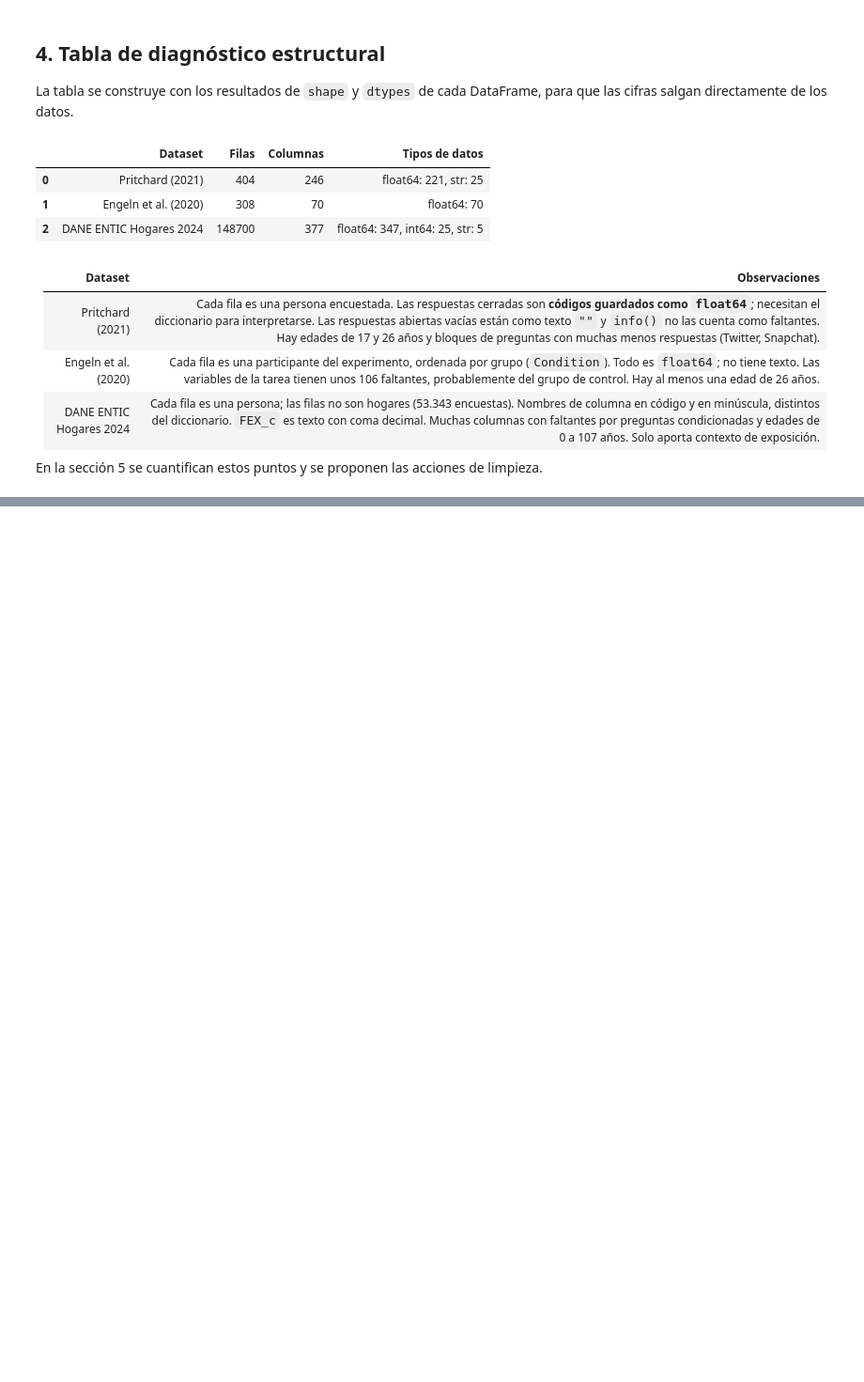
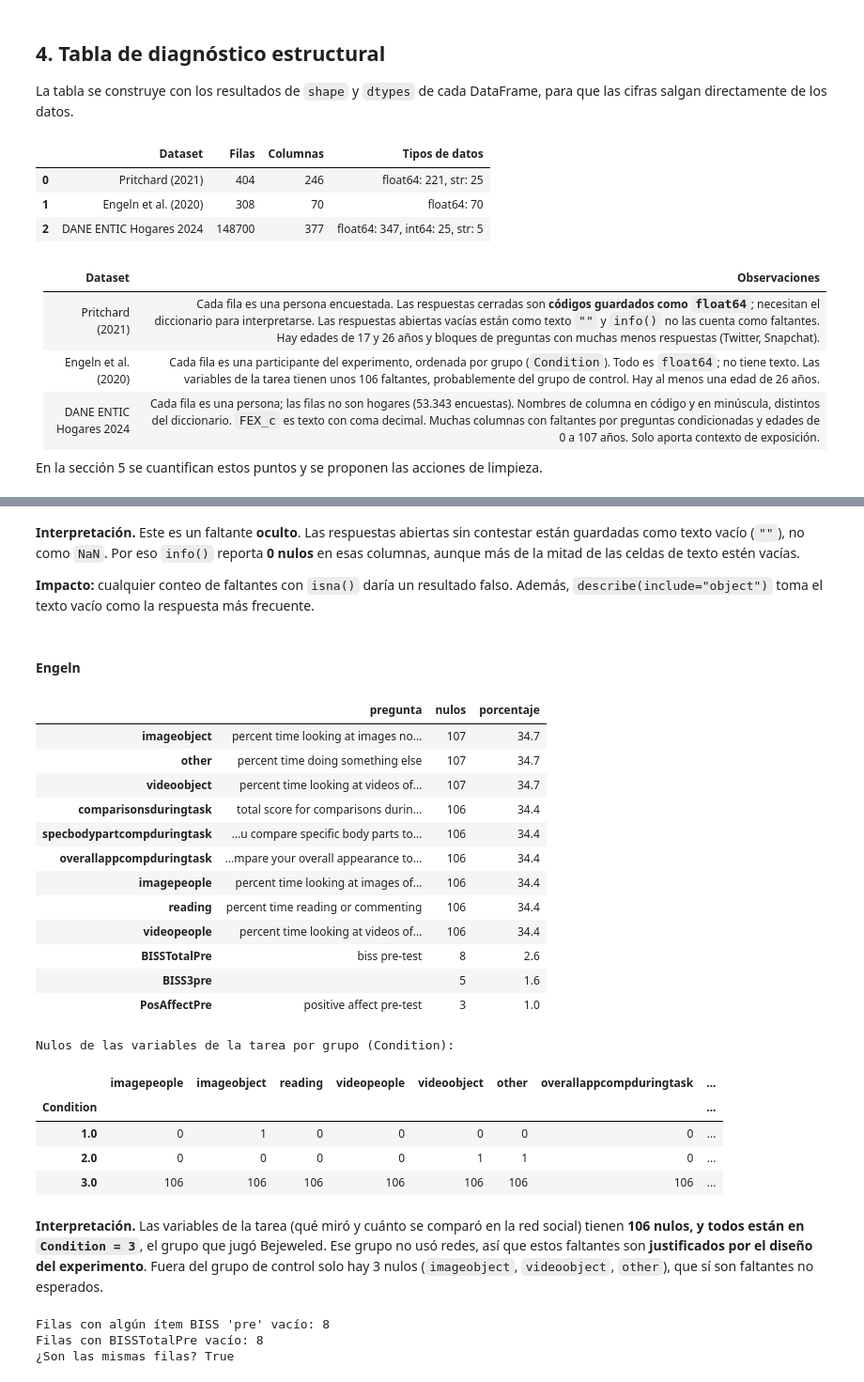
Before and after one commit to MMBEGAMBRE/percepcion-belleza-redes, a Jupyter notebook: notebooks/diagnostico_calidad.ipynb, the cells around one changed output, grey strips where cells are left out. Shown at 94% size. Drawn from its saved outputs; the diff is of its cells as text; code cells hidden in the pictures; blank space fills up the shorter version.

```diff
--- a/notebooks/diagnostico_calidad.ipynb
+++ b/notebooks/diagnostico_calidad.ipynb
@@ -654,0 +668,33 @@ En la sección 5 se cuantifican estos puntos y se proponen las acciones de limpi
+# %%
+def rango_edad(edad):
+    """Versión de 00_entorno.ipynb que además separa los valores vacíos."""
+    if pd.isna(edad):
+        return "sin dato"
+    if edad < 18 or edad > 25:
+        return "fuera de rango"
+    elif edad <= 20:
+        return "18-20"
+    elif edad <= 23:
+        return "21-23"
+    else:
+        return "24-25"
+
+
+def pregunta(meta, variable, largo=70):
+    """Texto de la pregunta (los últimos caracteres si es muy largo)."""
+    texto = meta.column_names_to_labels.get(variable) or ""
+    return texto if len(texto) <= largo else "…" + texto[-largo:]
+
+
+def resumen_nulos(df, meta=None):
+    """Columnas con nulos, ordenadas de más a menos."""
+    nulos = df.isna().sum()
+    tabla = pd.DataFrame({"nulos": nulos, "porcentaje": (nulos / len(df) * 100).round(1)})
+    if meta is not None:
+        tabla.insert(0, "pregunta", [pregunta(meta, c) for c in tabla.index])
+    return tabla[tabla["nulos"] > 0].sort_values("nulos", ascending=False)
+
+
+def respuestas_por_filtro(df, filtro, pregunta_condicionada):
+    """Cuántas filas respondieron una pregunta según la respuesta a la pregunta filtro (-1 = filtro vacío)."""
+    return df.groupby(df[filtro].fillna(-1))[pregunta_condicionada].agg(filas="size", respondieron="count")
@@ -654,0 +799,46 @@ En la sección 5 se cuantifican estos puntos y se proponen las acciones de limpi
+# %% [markdown]
+**Interpretación.** Este es un faltante **oculto**. Las respuestas abiertas sin contestar están guardadas como texto vacío (`""`), no como `NaN`. Por eso `info()` reporta **0 nulos** en esas columnas, aunque más de la mitad de las celdas de texto estén vacías.
+
+**Impacto:** cualquier conteo de faltantes con `isna()` daría un resultado falso. Además, `describe(include="object")` toma el texto vacío como la respuesta más frecuente.
+# %% [markdown]
+#### Engeln
+# %%
+VARIABLES_TAREA = ["imagepeople", "imageobject", "reading", "videopeople", "videoobject", "other",
+                   "overallappcompduringtask", "specbodypartcompduringtask", "comparisonsduringtask"]
+
+display(resumen_nulos(df_engeln, meta_engeln).head(12))
+print("Nulos de las variables de la tarea por grupo (Condition):")
+df_engeln.groupby("Condition")[VARIABLES_TAREA].apply(lambda d: d.isna().sum())
+# %% [output]
+|  | pregunta | nulos | porcentaje |
+| imageobject | percent time looking at images no... | 107 | 34.7 |
+| other | percent time doing something else | 107 | 34.7 |
+| videoobject | percent time looking at videos of... | 107 | 34.7 |
+| comparisonsduringtask | total score for comparisons durin... | 106 | 34.4 |
+| specbodypartcompduringtask | …u compare specific body parts to... | 106 | 34.4 |
+| overallappcompduringtask | …mpare your overall appearance to... | 106 | 34.4 |
+| imagepeople | percent time looking at images of... | 106 | 34.4 |
+| reading | percent time reading or commenting | 106 | 34.4 |
+| videopeople | percent time looking at videos of... | 106 | 34.4 |
+| BISSTotalPre | biss pre-test | 8 | 2.6 |
+| BISS3pre |  | 5 | 1.6 |
+| PosAffectPre | positive affect pre-test | 3 | 1.0 |
+Nulos de las variables de la tarea por grupo (Condition):
+|  | imagepeople | imageobject | reading | videopeople | videoobject | other | overallappcompduringtask | ... |
+| Condition |  |  |  |  |  |  |  | ... |
+| 1.0 | 0 | 1 | 0 | 0 | 0 | 0 | 0 | ... |
+| 2.0 | 0 | 0 | 0 | 0 | 1 | 1 | 0 | ... |
+| 3.0 | 106 | 106 | 106 | 106 | 106 | 106 | 106 | ... |
+# %% [markdown]
+**Interpretación.** Las variables de la tarea (qué miró y cuánto se comparó en la red social) tienen **106 nulos, y todos están en `Condition = 3`**, el grupo que jugó Bejeweled. Ese grupo no usó redes, así que estos faltantes son **justificados por el diseño del experimento**. Fuera del grupo de control solo hay 3 nulos (`imageobject`, `videoobject`, `other`), que sí son faltantes no esperados.
+# %%
+items_biss_pre = [f"BISS{i}pre" for i in range(1, 7)]
+faltan_items_pre = df_engeln[items_biss_pre].isna().sum(axis=1)
+
+print("Filas con algún ítem BISS 'pre' vacío:", int((faltan_items_pre > 0).sum()))
+print("Filas con BISSTotalPre vacío:", int(df_engeln["BISSTotalPre"].isna().sum()))
+print("¿Son las mismas filas?", bool(((faltan_items_pre > 0) == df_engeln["BISSTotalPre"].isna()).all()))
+# %% [output]
+Filas con algún ítem BISS 'pre' vacío: 8
+Filas con BISSTotalPre vacío: 8
+¿Son las mismas filas? True
```
Also changed, not shown: parts of 50 cells of this notebook, 1 other file.
